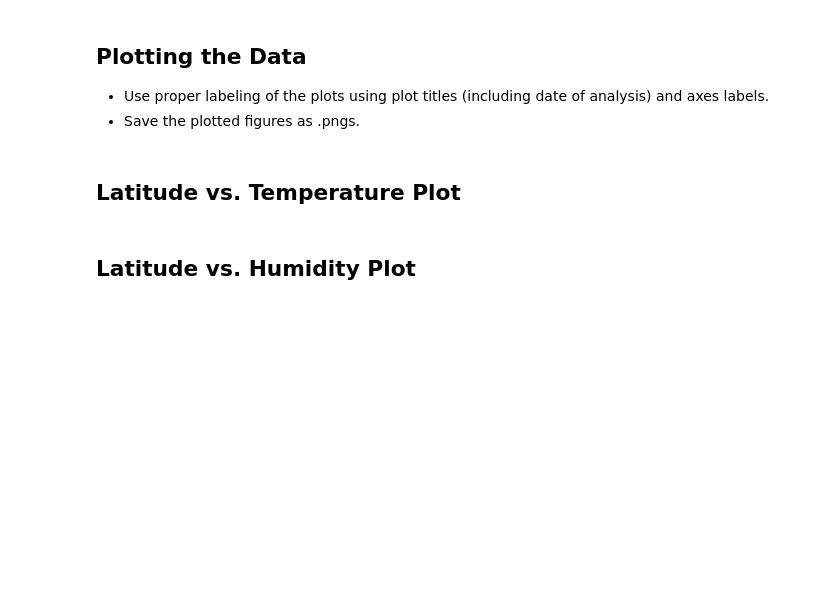
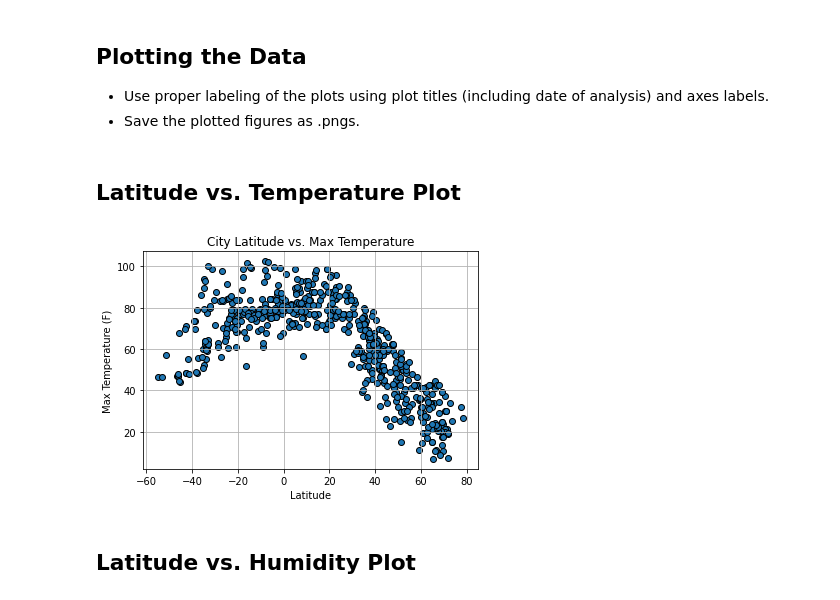
Before and after one commit to mattyk33/Api-challenge, a Jupyter notebook: WeatherPy/WeatherPy.ipynb, the cells around one changed output. Saved outputs shown, nothing was run; the diff lists cells and outputs as text; code cells hidden in the pictures; blank space fills up the shorter version.

Commit message:
Create scatter plots

```diff
--- a/WeatherPy/WeatherPy.ipynb
+++ b/WeatherPy/WeatherPy.ipynb
@@ -208,19 +226,21 @@ Skip this step if there are no cities that have humidity > 100%.
 ## Latitude vs. Temperature Plot
 # %%
 # Create a scatter plot for Lat vs Max Temp
-plt.scatter(weather_data["Lat"], weather_data["Max Temp"], marker="o", edgecolor="black")
+plt.scatter(weather_df["Lat"], weather_df["Max Temp"], marker="o", edgecolor="black")
 
 # Set Title and Labels
 plt.title("City Latitude vs. Max Temperature")
 plt.ylabel("Max Temperature (F)")
 plt.xlabel("Latitude")
 plt.grid(True)
 
 # Save the figure
-plt.savefig("output")
+plt.savefig("output_data/CityLatvsTemp.png")
 
 # Show plot
 plt.show()
+# %% [output]
+[figure, added]
 # %% [markdown]
 ## Latitude vs. Humidity Plot
 # %%
```
Also changed, not shown: parts of 10 cells of this notebook, 5 other files.
